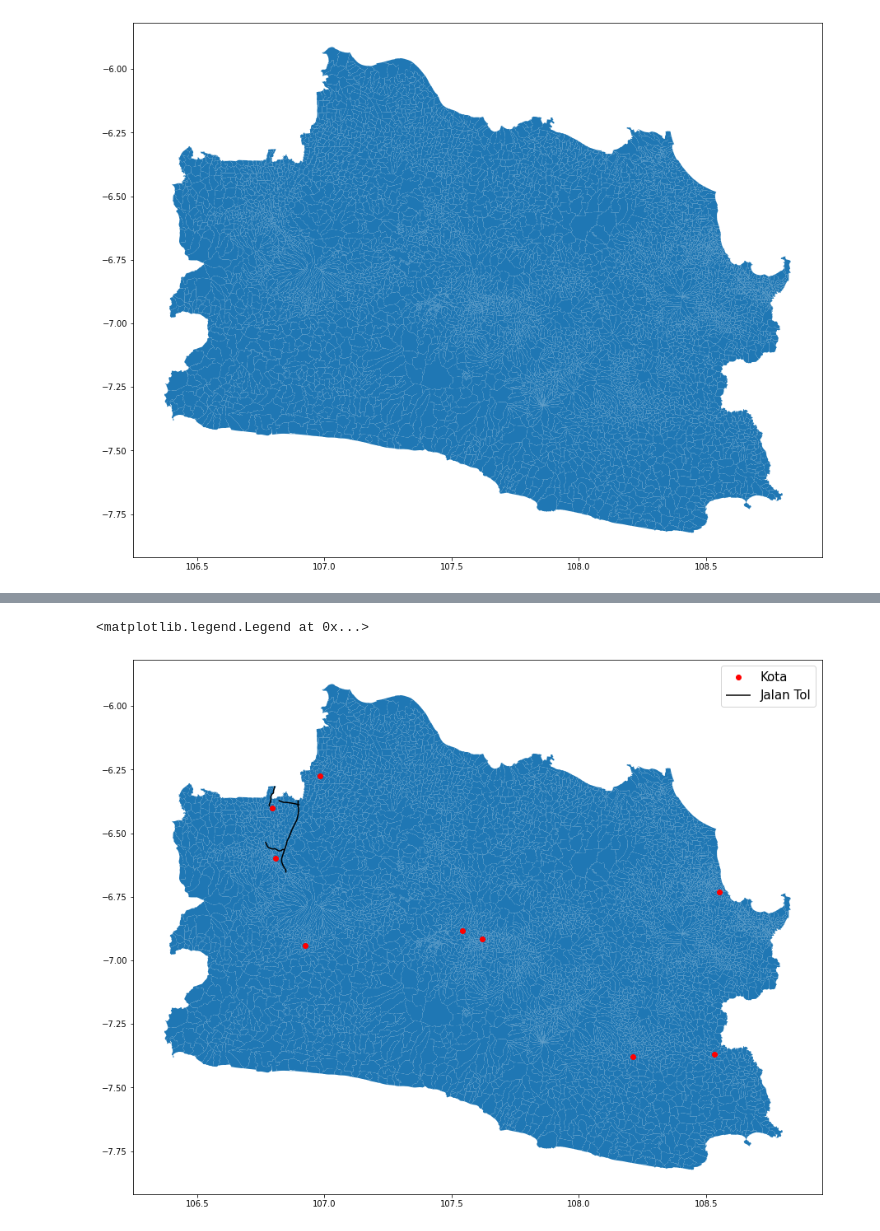
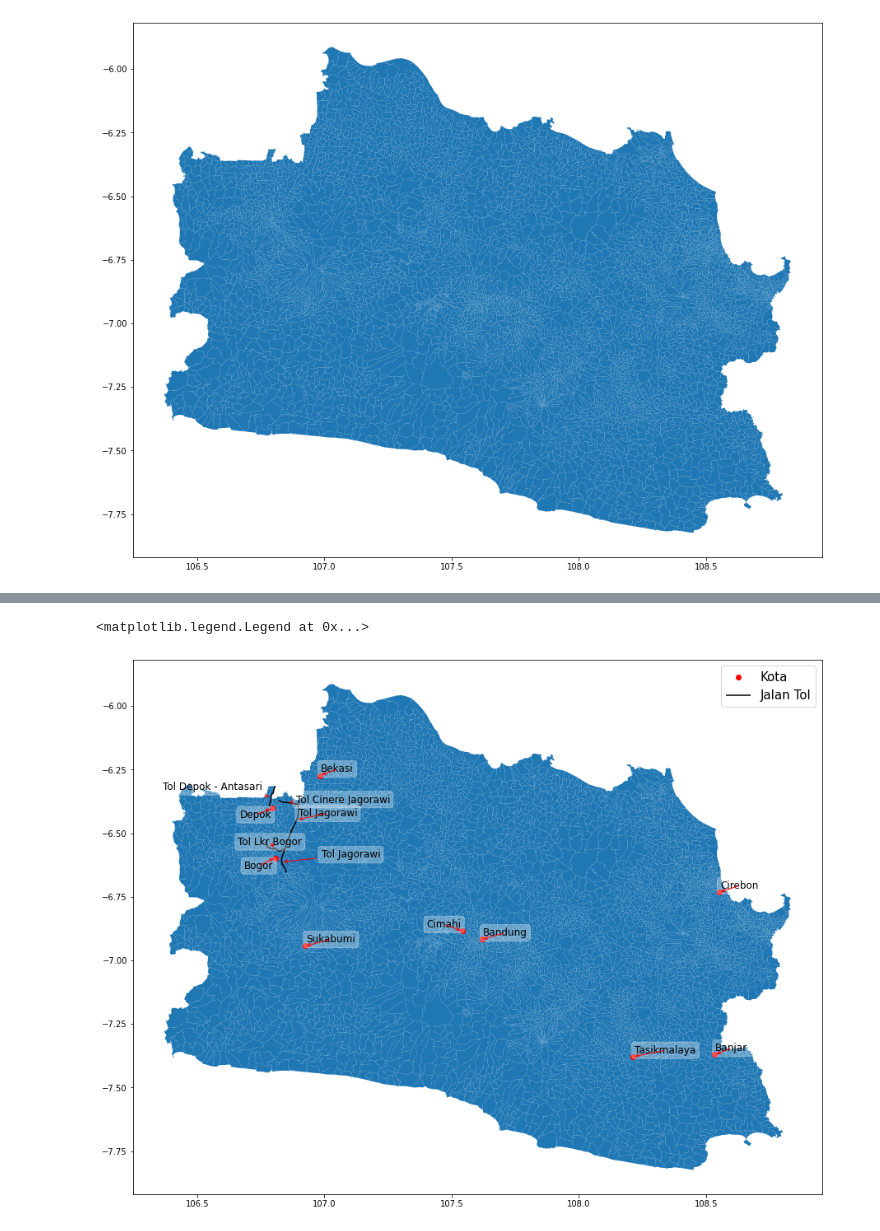
Before and after one commit to nandakho/jabar-graph, a Jupyter notebook: map.ipynb, the cells around one changed output, grey strips where cells are left out. Cells and saved outputs as stored; diff of their text form; code cells hidden in the pictures.

```diff
--- a/map.ipynb
+++ b/map.ipynb
@@ -36,12 +40,23 @@ for locs in df['koord'].str.split(","):
     else:
         titik.append(multilocs[0])
 geo = gpd.GeoDataFrame(df,geometry=titik)
-# %%
-fig,ax = plt.subplots(figsize = (15,15))
-jbmap.plot(ax = ax)
-geo[geo['tipe']=='city'].plot(ax=ax, color='red', label='Kota')
-geo[geo['tipe']=='toll'].plot(ax=ax, color='black', label='Jalan Tol')
-plt.legend(prop = {"size":15})
-# %% [output]
-<matplotlib.legend.Legend at 0x...>
-[figure, removed]
+# %%
+fig,ax = plt.subplots(figsize = (15,15))
+jbmap.plot(ax = ax)
+geo['coords'] = geo['geometry'].apply(lambda x: x.representative_point().coords[:])
+geo['coords'] = [coords[0] for coords in geo['coords']]
+bbox = dict(boxstyle="round", alpha=0.3, color='w')
+arrowprops = dict(arrowstyle="->", color='red')
+annot = []
+kota = geo[geo['tipe']=='city'].plot(ax=ax, color='red', label='Kota', zorder=2)
+jalan = geo[geo['tipe']=='toll'].plot(ax=ax, color='black', label='Jalan Tol', zorder=1)
+for idx, row in geo.iterrows():
+    if row['tipe']=='city':
+        annot.append(plt.text(row['coords'][0],row['coords'][1],row['nama'], bbox=bbox, fontsize=12))
+    if row['tipe']=='toll':
+        annot.append(plt.text(row['coords'][0],row['coords'][1],str("Tol " + row['nama']), bbox=bbox, fontsize=12))
+adjust_text(annot, expand_text=(1.35, 1.2), arrowprops=arrowprops)
+plt.legend(prop = {"size":15})
+# %% [output]
+<matplotlib.legend.Legend at 0x...>
+[figure, added]
```
Also changed, not shown: parts of 7 cells of this notebook, 2 other files.
